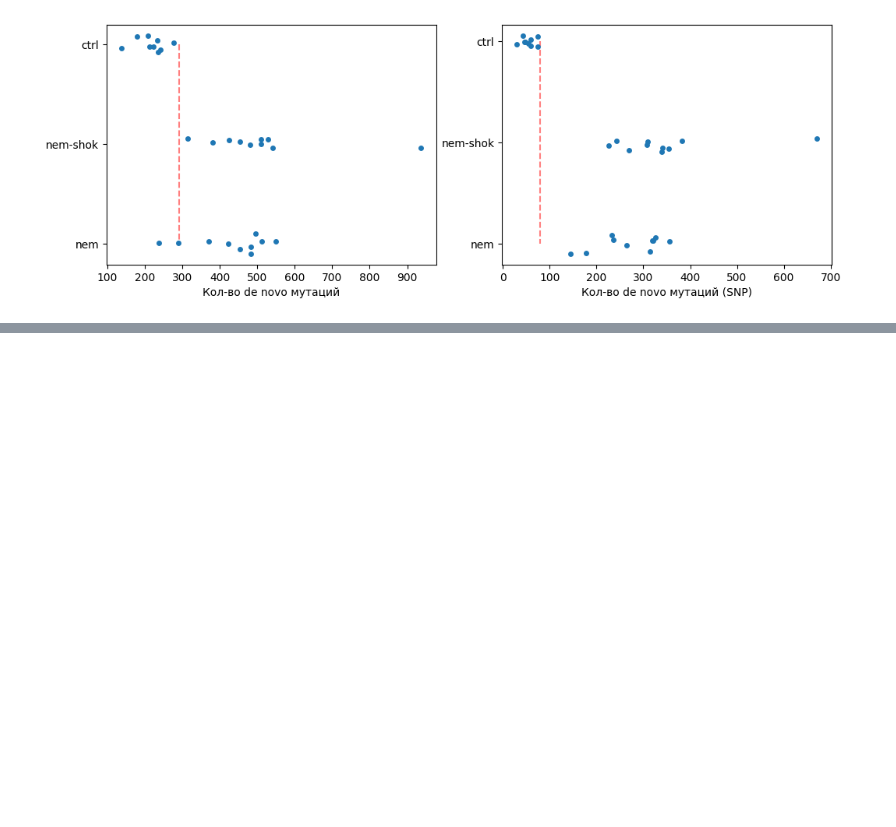
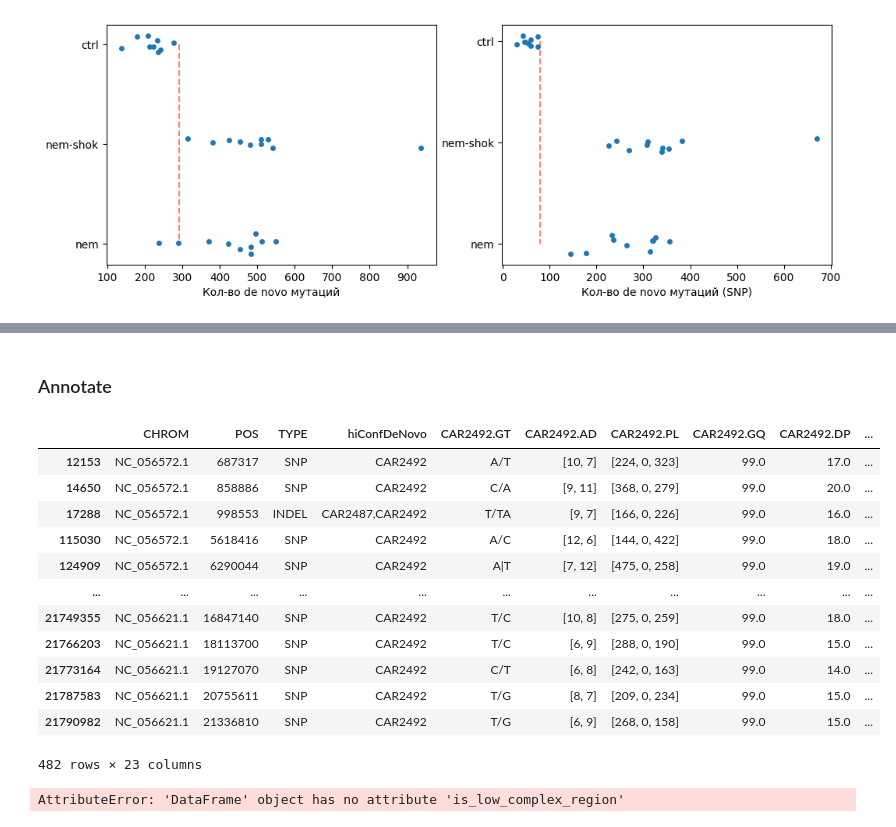
Before and after one commit to mitoclub/AquaSelection, a Jupyter notebook: intersect.ipynb, the cells around one changed output, grey strips where cells are left out. Cells and saved outputs as stored; diff of their text form; code cells hidden in the pictures; blank space fills up the shorter version.

```diff
--- a/intersect.ipynb
+++ b/intersect.ipynb
@@ -429,0 +587,36 @@ plt.show()
+# %% [markdown]
+### Annotate
+# %%
+_chrom_pos_data = []
+for i,proband in enumerate(samples_lst[:30], 1):
+    if '71' in proband:
+        continue
+    cur_df = pd.read_parquet(f'./data/interim/cor_results/{proband}.dnm_gatk.parquet')
+    # cur_df['is_low_complex_region'] = cur_df.apply(lambda x: is_low_complex_region(x.CHROM, x.POS), axis=1)
+    cur_df['ALLELE'] = cur_df[proband+'.GT'].apply(lambda x: x.replace('|', '/').split('/')[1])
+    # cur_df['ann'] = cur_df.apply(lambda x: get_annotation(x.CHROM, x.POS, x.ALLELE), axis=1)
+    # cur_df = cur_df[cur_df.TYPE == 'SNP']
+    _chrom_pos_data.append(cur_df[['CHROM', 'POS']])
+    break
+
+# pd.concat(_chrom_pos_data).drop_duplicates().to_csv(
+#     './data/interim/cor/dnm_locations.tsv', sep='\t', index=False)
+cur_df
+# %% [output]
+|  | CHROM | POS | TYPE | hiConfDeNovo | CAR2492.GT | CAR2492.AD | CAR2492.PL | CAR2492.GQ | CAR2492.DP | ... |
+| 12153 | NC_056572.1 | 687317 | SNP | CAR2492 | A/T | [10, 7] | [224, 0, 323] | 99.0 | 17.0 | ... |
+| 14650 | NC_056572.1 | 858886 | SNP | CAR2492 | C/A | [9, 11] | [368, 0, 279] | 99.0 | 20.0 | ... |
+| 17288 | NC_056572.1 | 998553 | INDEL | CAR2487,CAR2492 | T/TA | [9, 7] | [166, 0, 226] | 99.0 | 16.0 | ... |
+| 115030 | NC_056572.1 | 5618416 | SNP | CAR2492 | A/C | [12, 6] | [144, 0, 422] | 99.0 | 18.0 | ... |
+| 124909 | NC_056572.1 | 6290044 | SNP | CAR2492 | A|T | [7, 12] | [475, 0, 258] | 99.0 | 19.0 | ... |
+| ... | ... | ... | ... | ... | ... | ... | ... | ... | ... | ... |
+| 21749355 | NC_056621.1 | 16847140 | SNP | CAR2492 | T/C | [10, 8] | [275, 0, 259] | 99.0 | 18.0 | ... |
+| 21766203 | NC_056621.1 | 18113700 | SNP | CAR2492 | T/C | [6, 9] | [288, 0, 190] | 99.0 | 15.0 | ... |
+| 21773164 | NC_056621.1 | 19127070 | SNP | CAR2492 | C/T | [6, 8] | [242, 0, 163] | 99.0 | 14.0 | ... |
+| 21787583 | NC_056621.1 | 20755611 | SNP | CAR2492 | T/G | [8, 7] | [209, 0, 234] | 99.0 | 15.0 | ... |
+| 21790982 | NC_056621.1 | 21336810 | SNP | CAR2492 | T/G | [6, 9] | [268, 0, 158] | 99.0 | 15.0 | ... |
+482 rows × 23 columns
+# %%
+cur_df[cur_df.is_low_complex_region].TYPE.value_counts()
+# %% [output]
+AttributeError: 'DataFrame' object has no attribute 'is_low_complex_region'
```
Also changed, not shown: parts of 12 cells of this notebook, 3 other files.
